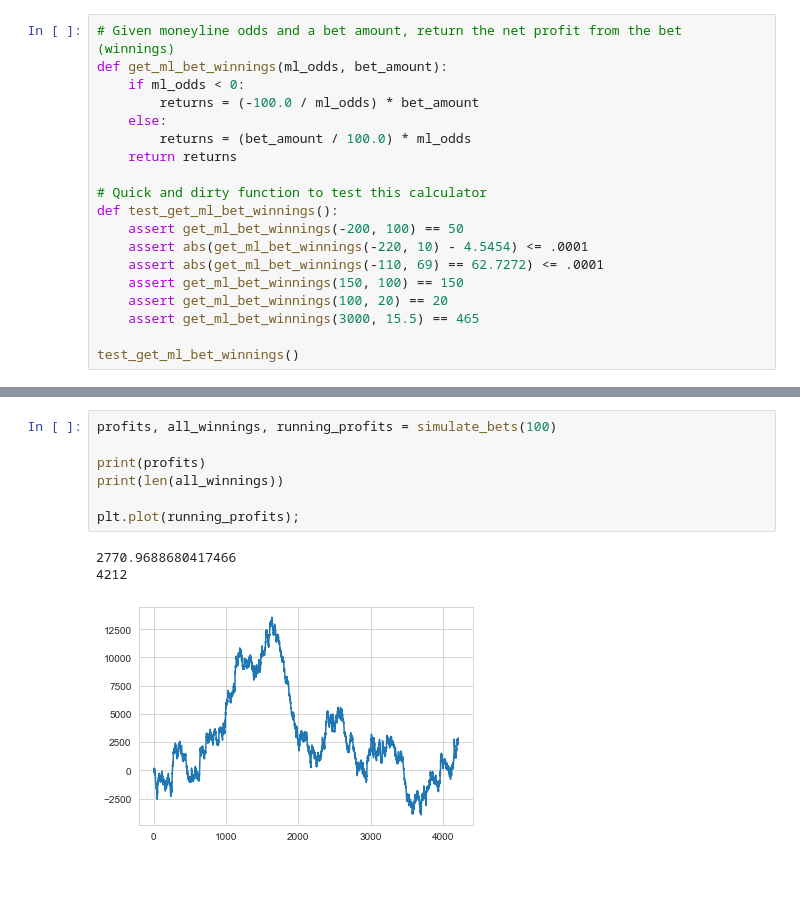
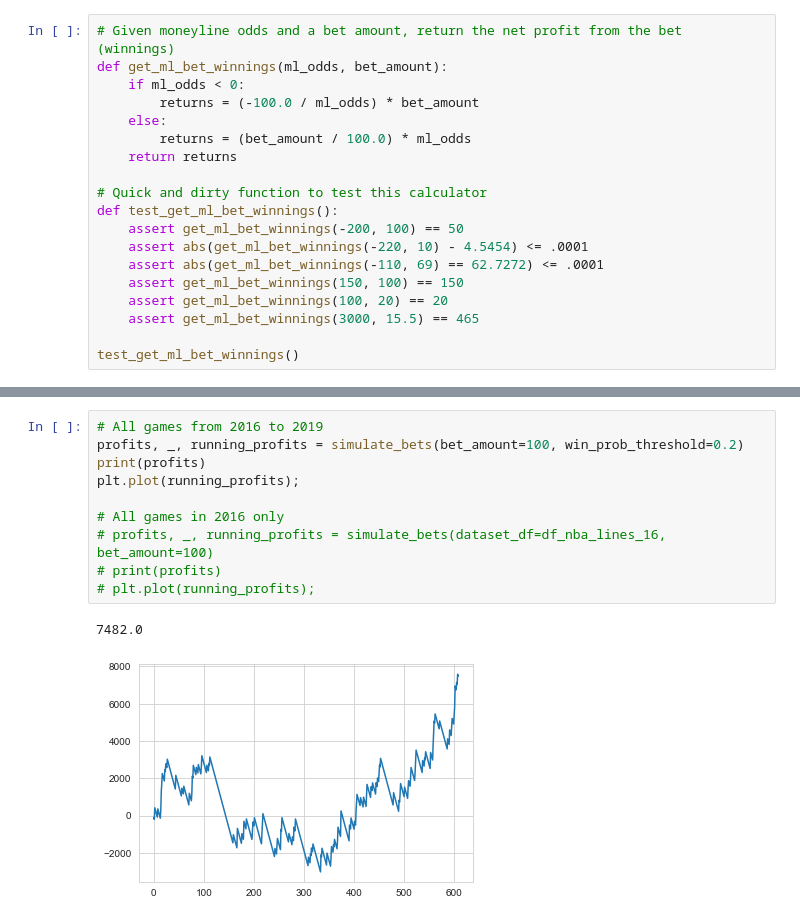
Before and after one commit to lambertchu/SBRscraper, a Jupyter notebook: sbr_profitability.ipynb, the cells around one changed output, grey strips where cells are left out. Drawn from its saved outputs; the diff is of its cells as text; blank space fills up the shorter version.

Commit message:
Calculate profits for multiple underdog strategies

```diff
--- a/sbr_profitability.ipynb
+++ b/sbr_profitability.ipynb
@@ -221,11 +230,13 @@ def simulate_bets(bet_amount = 100):
-# %%
-profits, all_winnings, running_profits = simulate_bets(100)
-
-print(profits)
-print(len(all_winnings))
-
-plt.plot(running_profits);
-# %% [output]
-2770.9688680417466
-4212
-[figure, removed]
+# %%
+# All games from 2016 to 2019
+profits, _, running_profits = simulate_bets(bet_amount=100, win_prob_threshold=0.2)
+print(profits)
+plt.plot(running_profits);
+
+# All games in 2016 only
+# profits, _, running_profits = simulate_bets(dataset_df=df_nba_lines_16, bet_amount=100)
+# print(profits)
+# plt.plot(running_profits);
+# %% [output]
+7482.0
+[figure, added]
```
Also changed, not shown: parts of 6 cells of this notebook.
